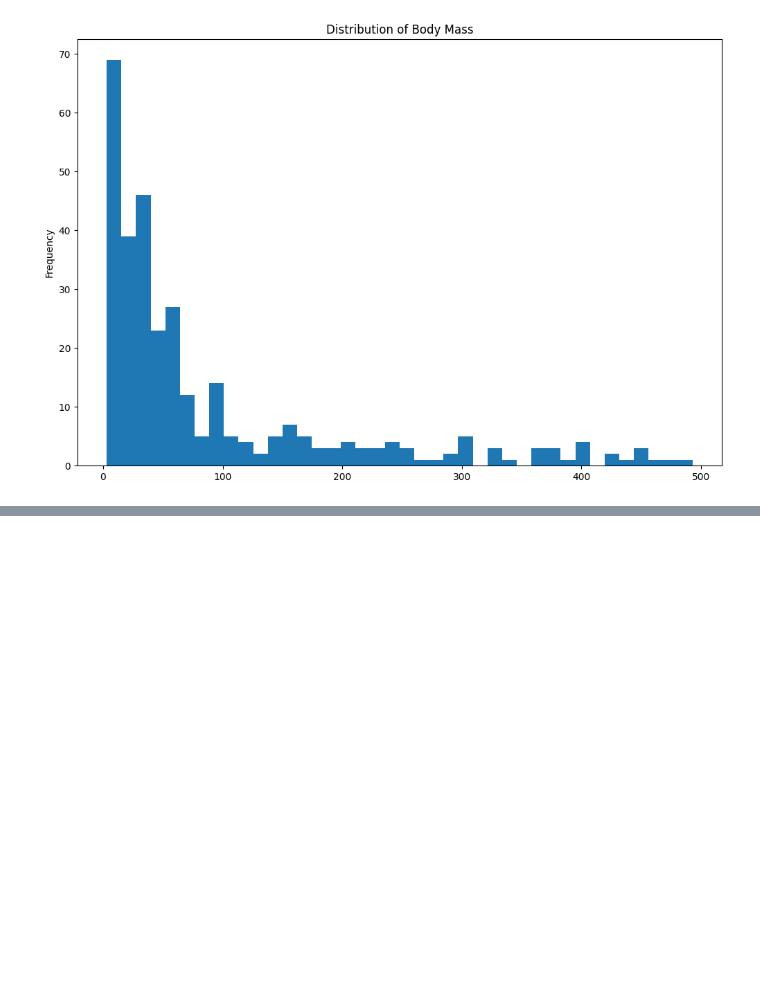
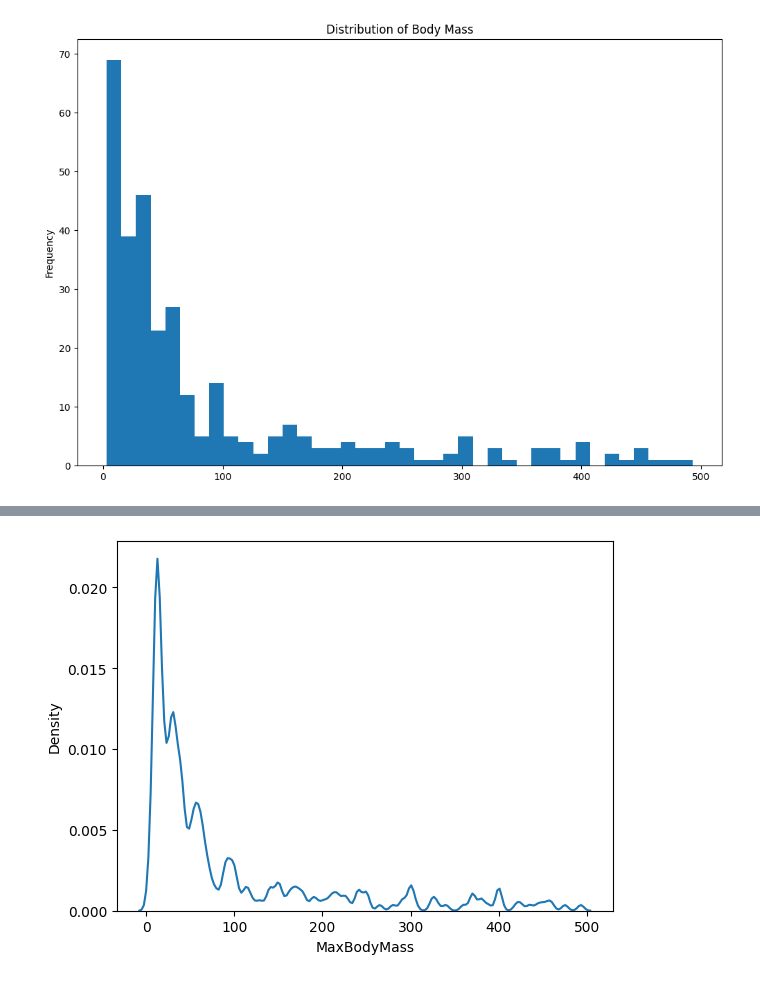
Before and after one commit to HABUDANHAYABK/ArewaDS-Machine-Learning, a Jupyter notebook: Data-Visualizations/Visualization-quantities/notebook.ipynb, the cells around one changed output, grey strips where cells are left out. Cells and saved outputs as stored; diff of their text form; code cells hidden in the pictures; blank space fills up the shorter version.

```diff
--- a/Data-Visualizations/Visualization-quantities/notebook.ipynb
+++ b/Data-Visualizations/Visualization-quantities/notebook.ipynb
@@ -81,0 +129,5 @@ plt.show()
+# %%
+sns.kdeplot(filteredbirds['MaxBodyMass'], bw_adjust=.1)
+plt.show()
+# %% [output]
+[figure, added]
```
Also changed, not shown: parts of 9 cells of this notebook.
